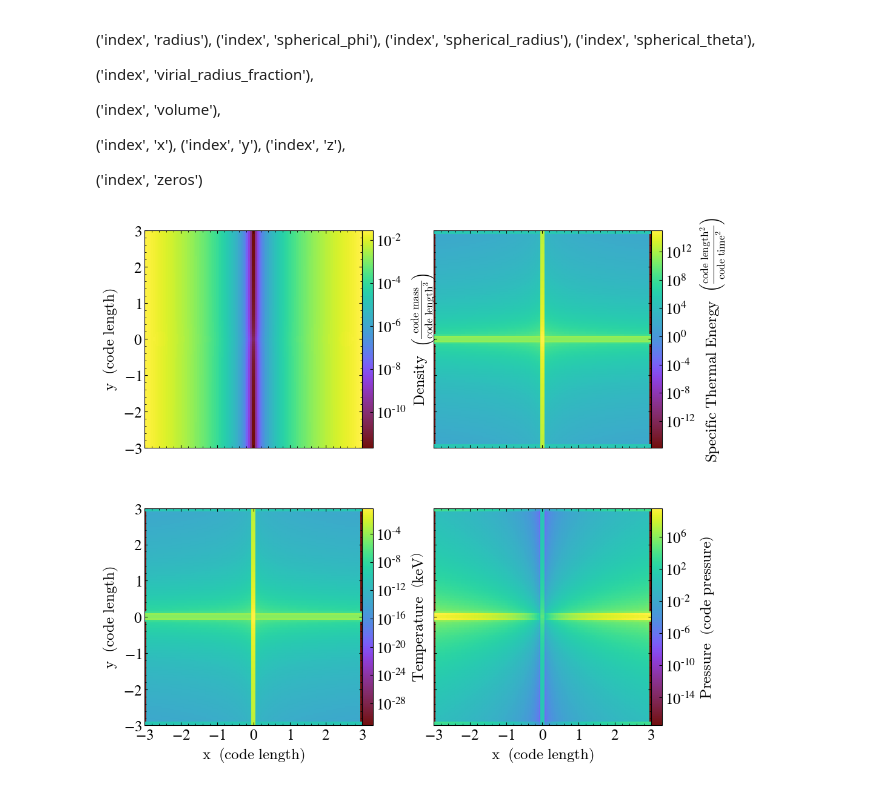
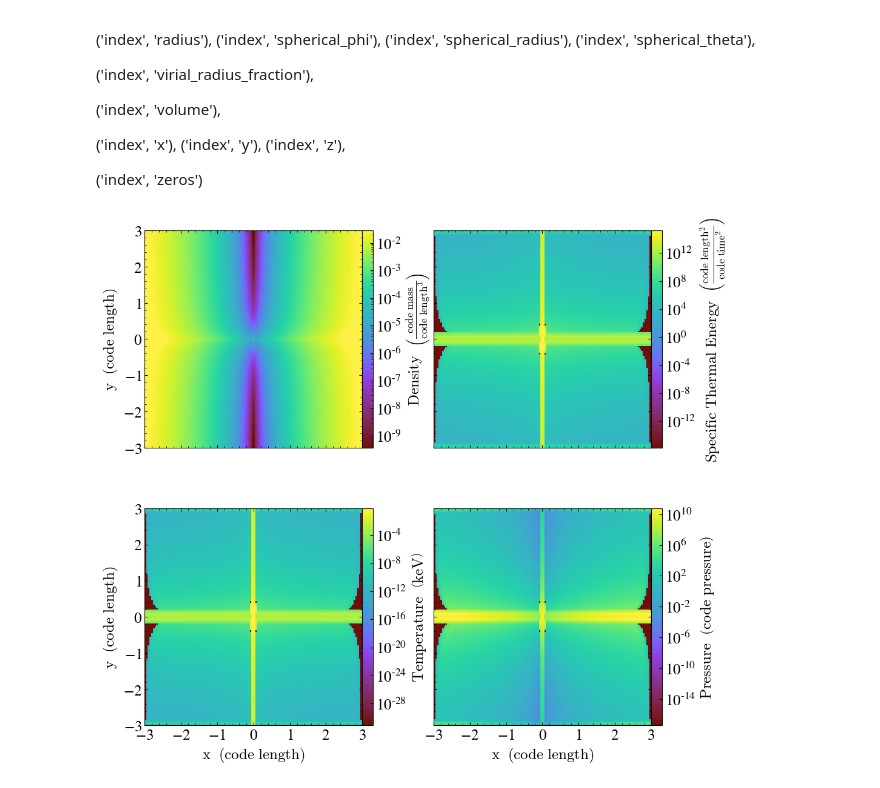
Before and after one commit to ianfreeman519/CMSE_PhD, a Jupyter notebook: athena_files/plottingYT.ipynb, the cells around one changed output. Cells and saved outputs as stored; diff of their text form; code cells hidden in the pictures.

```diff
--- a/athena_files/plottingYT.ipynb
+++ b/athena_files/plottingYT.ipynb
@@ -206,27 +206,27 @@ p.annotate_velocity()
 ('index', 'zeros')
 # %%
 ## Plotting a 2x2 grid of YT fields
-index = 1
+index = 20
 ds = ts[index]
 
 fields = [
     ("gas", "density"),
     ('gas', 'specific_thermal_energy'),
     ("gas", "kT"),
     ("gas", "pressure"),
 ]
 
 p = yt.SlicePlot(ds, "z", fields)
 
 # this returns a matplotlib figure with an ImageGrid and the slices
 # added to the grid of axes (in this case, 2x2)
 
 fig = p.export_to_mpl_figure((2, 2))
 
 fig.tight_layout()
 
 # fig.savefig("unfixed_pgen_no_B_20.png")
 
 fig
 # %% [output]
-[figure, old version]
+[figure, new version]
```
Also changed, not shown: 1 other file.
